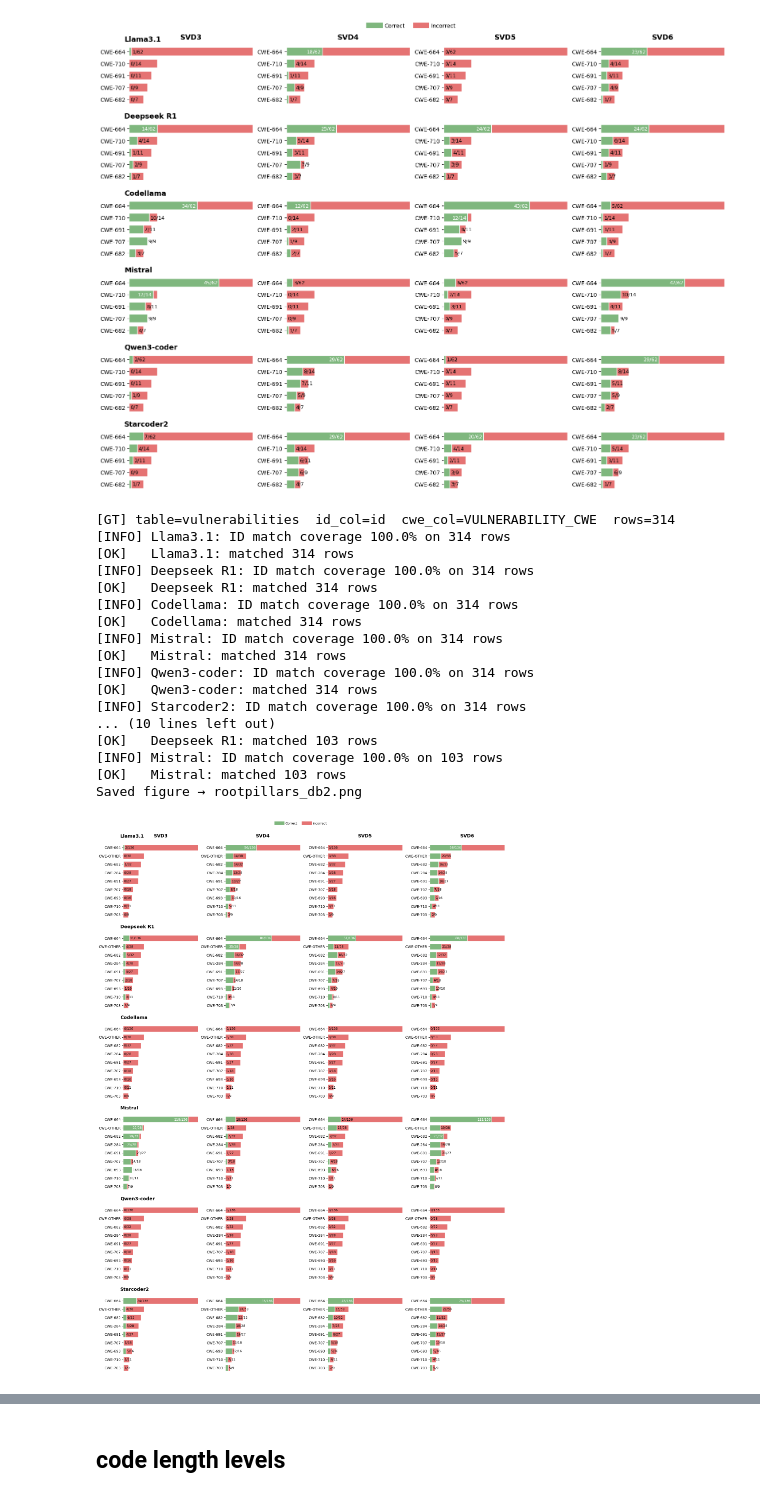
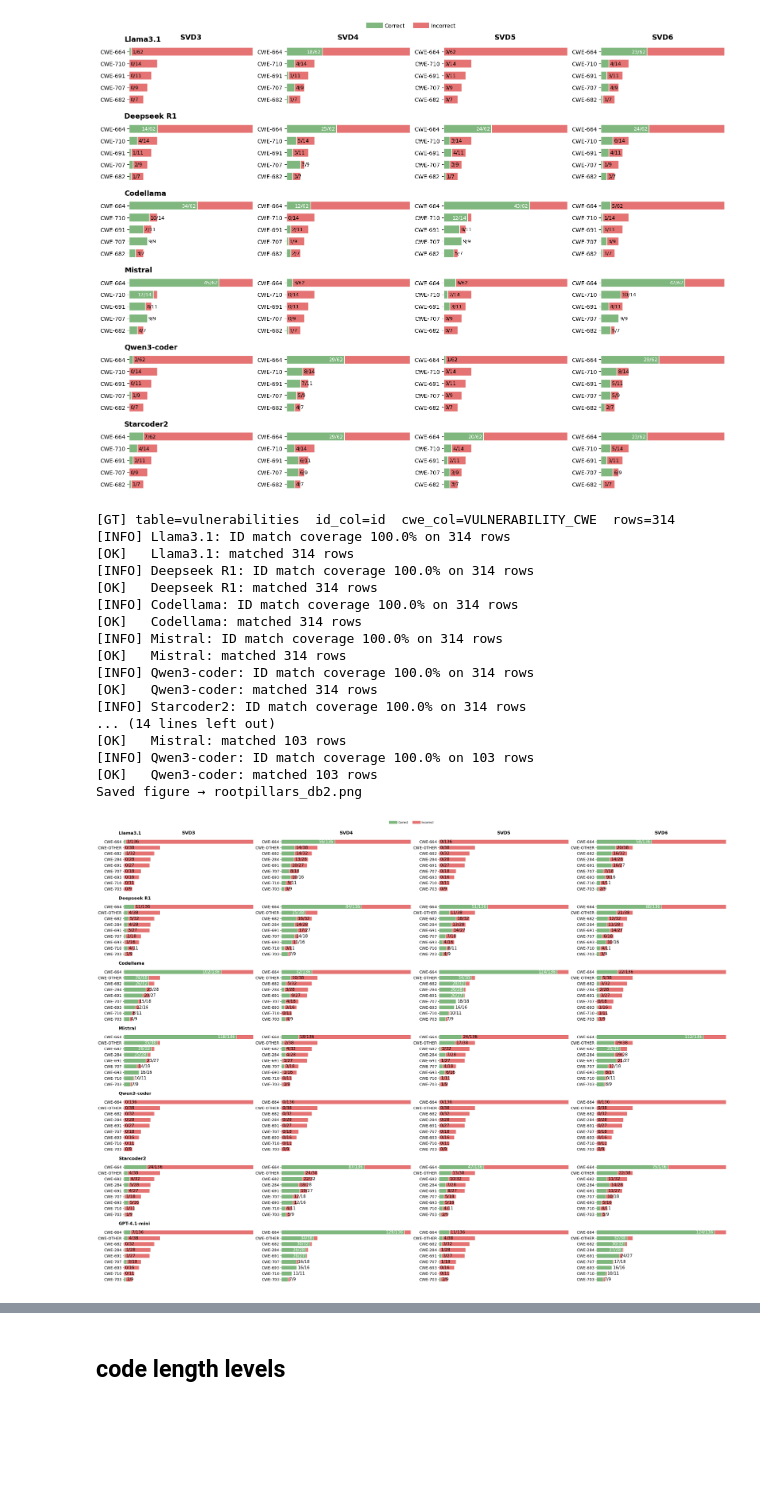
Before and after one commit to Erroristotle/LLMKernelBench, a Jupyter notebook: evaluate.ipynb, the cells around one changed output, grey strips where cells are left out. Saved outputs shown, nothing was run; the diff lists cells and outputs as text; code cells hidden in the pictures; blank space fills up the shorter version.

```diff
--- a/evaluate.ipynb
+++ b/evaluate.ipynb
@@ -4686,20 +4679,20 @@ import matplotlib.pyplot as plt
 # ──────────────────────────────────────────────────────────────────────────────
 # Config (paths match what you shared)
 # ──────────────────────────────────────────────────────────────────────────────
-DEFAULT_DB = "/home/azibaeir/Research/VulnLLMEval-SANER/data/database.sqlite"
-ALT_DB     = "/home/azibaeir/Research/VulnLLMEval-SANER/data/database_leakagefree.sqlite"
+DEFAULT_DB = "./data/database.sqlite"
+ALT_DB     = "./data/database_leakagefree.sqlite"
 CWE_JSON_CANDIDATES = [
-    "/home/azibaeir/Research/VulnLLMEval-SANER/cwe_hierarchy.json",
-    "/home/azibaeir/Research/crawl_mitre_cwe/cwe_hierarchy.json",
+    "./cwe_hierarchy.json",
+    "./cwe_hierarchy.json",
 ]
 
 MODEL_DB_EXPLICIT = {
-    "Llama3.1":     "/home/azibaeir/Research/VulnLLMEval-SANER/output/database_llama_database.sqlite",
-    "Deepseek R1":  "/home/azibaeir/Research/VulnLLMEval-SANER/output/database_deepseek_database.sqlite",
-    "Codellama":    "/home/azibaeir/Research/VulnLLMEval-SANER/output/database_codellama_database.sqlite",
-    "Mistral":      "/home/azibaeir/Research/VulnLLMEval-SANER/output/database_mistral_database.sqlite",
-    "Qwen3-coder":  "/home/azibaeir/Research/VulnLLMEval-SANER/output/database_qwen3_coder_database.sqlite",
-    "Starcoder2":   "/home/azibaeir/Research/VulnLLMEval-SANER/output/database_starcoder_database.sqlite",
+    "Llama3.1":     "./output/database_llama_database.sqlite",
+    "Deepseek R1":  "./output/database_deepseek_database.sqlite",
+    "Codellama":    "./output/database_codellama_database.sqlite",
+    "Mistral":      "./output/database_mistral_database.sqlite",
+    "Qwen3-coder":  "./output/database_qwen3_coder_database.sqlite",
+    "Starcoder2":   "./output/database_starcoder_database.sqlite",
 }
 
 SVD_MAP = {
@@ -5052,21 +5045,22 @@ import matplotlib.pyplot as plt
 # ──────────────────────────────────────────────────────────────────────────────
 # Config
 # ──────────────────────────────────────────────────────────────────────────────
-DEFAULT_DB = "/home/azibaeir/Research/VulnLLMEval-SANER/data/database.sqlite"
-ALT_DB     = "/home/azibaeir/Research/VulnLLMEval-SANER/data/database_leakagefree.sqlite"
+DEFAULT_DB = "./data/database.sqlite"
+ALT_DB     = "./data/database_leakagefree.sqlite"
 CWE_JSON_CANDIDATES = [
-    "/home/azibaeir/Research/VulnLLMEval-SANER/cwe_hierarchy.json",
-    "/home/azibaeir/Research/crawl_mitre_cwe/cwe_hierarchy.json",
+    "./cwe_hierarchy.json",
+    "./cwe_hierarchy.json",
 ]
 
 # Regular (DB1) model DBs
 MODEL_DB_EXPLICIT = {
-    "Llama3.1":     "/home/azibaeir/Research/VulnLLMEval-SANER/output/database_llama_database.sqlite",
-    "Deepseek R1":  "/home/azibaeir/Research/VulnLLMEval-SANER/output/database_deepseek_database.sqlite",
-    "Codellama":    "/home/azibaeir/Research/VulnLLMEval-SANER/output/database_codellama_database.sqlite",
-    "Mistral":      "/home/azibaeir/Research/VulnLLMEval-SANER/output/database_mistral_database.sqlite",
-    "Qwen3-coder":  "/home/azibaeir/Research/VulnLLMEval-SANER/output/database_qwen3_coder_database.sqlite",
-    "Starcoder2":   "/home/azibaeir/Research/VulnLLMEval-SANER/output/database_starcoder_database.sqlite",
+    "Llama3.1":     "./output/database_llama_database.sqlite",
+    "Deepseek R1":  "./output/database_deepseek_database.sqlite",
+    "Codellama":    "./output/database_codellama_database.sqlite",
+    "Mistral":      "./output/database_mistral_database.sqlite",
+    "Qwen3-coder":  "./output/database_qwen3_coder_database.sqlite",
+    "Starcoder2":   "./output/database_starcoder_database.sqlite",
+    "GPT-4.1-mini": "./output/database_gpt-4.1_database.sqlite",
 }
 
 # SVD columns
@@ -5252,10 +5246,11 @@ PRETTY_NAME = {
     "mistral": "Mistral",
     "qwen": "Qwen3-coder",
     "starcoder": "Starcoder2",
+    "gpt-4.1": "GPT-4.1-mini",
 }
 
 def find_leakagefree_models():
-    base = "/home/azibaeir/Research/VulnLLMEval-SANER/output/leakagefree"
+    base = "./output/leakagefree"
     found = {}
     if not os.path.isdir(base):
         return found
@@ -5334,14 +5329,15 @@ def plot_grid(df, pillar_freq, out_path=None):
     if not active:
         raise RuntimeError("No non-zero pillars in this dataset.")
     pillar_order = sorted(active, key=lambda p: pillar_freq[p], reverse=True)
-    model_order = list(df["Model"].drop_duplicates())
+    #model_order = list(df["Model"].drop_duplicates())
+    model_order = [m for m in MODEL_DB_EXPLICIT.keys() if m in df["Model"].unique()]
     svd_order   = ["SVD3","SVD4","SVD5","SVD6"]
     xmax        = max(pillar_freq[p] for p in active)
 
     # keep bar thickness constant by scaling figure height to #rows
     REF_PILLARS    = 9
-    BASE_FIGWIDTH  = 16
-    BASE_FIGHEIGHT = 22
+    BASE_FIGWIDTH  = 32
+    BASE_FIGHEIGHT = 24
     figheight      = BASE_FIGHEIGHT * (len(pillar_order) / REF_PILLARS)
 
     n_rows, n_cols = len(model_order), len(svd_order)
@@ -5363,16 +5359,16 @@ def plot_grid(df, pillar_freq, out_path=None):
             ax = axes[r][c] if n_rows > 1 else axes[c]
             ax.set_xlim(0, xmax)
             ax.set_yticks(range(len(pillar_order)))
-            ax.set_yticklabels(pillar_order, fontsize=10)
+            ax.set_yticklabels(pillar_order, fontsize=14)
             ax.invert_yaxis()
             for s in ["left","right","top","bottom"]:
                 ax.spines[s].set_visible(False)
             ax.set_xticks([])
             if r == 0:
-                ax.set_title(svd, fontsize=13, weight="bold", pad=10)
+                ax.set_title(svd, fontsize=16, weight="bold", pad=10)
             if c == 0:
                 ax.text(-0.04, 1.03, model, transform=ax.transAxes,
-                        ha="left", va="bottom", fontsize=13, weight="bold")
+                        ha="left", va="bottom", fontsize=16, weight="bold")
 
             sub = df[(df["Model"] == model) & (df["SVD"] == svd)].set_index("Pillar")
             yvals = list(range(len(pillar_order)))
@@ -5384,12 +5380,13 @@ def plot_grid(df, pillar_freq, out_path=None):
                 ax.barh(yvals[i], inc,  left=corr, color=red,   edgecolor="white", height=0.7)
 
                 label = f"{corr}/{tot}"
+
                 if corr >= 0.18 * xmax:
                     ax.text(corr - xmax*0.01, yvals[i], label, va="center", ha="right",
-                            color="white", fontsize=9)
+                            color="white", fontsize=15)
                 else:
                     ax.text(corr + xmax*0.01, yvals[i], label, va="center", ha="left",
-                            color="black", fontsize=9)
+                            color="black", fontsize=15)
 
     plt.tight_layout(rect=[0, 0, 1, 0.965], h_pad=1.2, w_pad=0.8)
     if out_path:
@@ -5433,34 +5430,34 @@ def create_rootpillars_figure(db_path=DEFAULT_DB, save_path=None, leakage_free=F
     # 4) Plot
     return plot_grid(df, pillar_freq, save_path)
 
 # Convenience: print GT pillar frequencies
 def show_pillar_frequencies(db_path=DEFAULT_DB):
     _, pillar_freq = get_ground_truth_mapping_and_freq(db_path)
     freq_df = pd.DataFrame(list(pillar_freq.items()), columns=['Pillar', 'Frequency'])
     freq_df = freq_df.sort_values('Frequency', ascending=False)
     return freq_df
 
 
 # DB1 (regular)
 fig1 = create_rootpillars_figure(save_path="rootpillars_db1.png", leakage_free=False)
 # DB2 (leakage-free) — ignores zero pillars & uses leakagefree model DBs
 fig2 = create_rootpillars_figure(db_path=ALT_DB, save_path="rootpillars_db2.png", leakage_free=True)
 # %% [output]
 [GT] table=vulnerabilities  id_col=id  cwe_col=VULNERABILITY_CWE  rows=314
 [INFO] Llama3.1: ID match coverage 100.0% on 314 rows
 [OK]   Llama3.1: matched 314 rows
 [INFO] Deepseek R1: ID match coverage 100.0% on 314 rows
 [OK]   Deepseek R1: matched 314 rows
 [INFO] Codellama: ID match coverage 100.0% on 314 rows
 [OK]   Codellama: matched 314 rows
 [INFO] Mistral: ID match coverage 100.0% on 314 rows
 [OK]   Mistral: matched 314 rows
 [INFO] Qwen3-coder: ID match coverage 100.0% on 314 rows
 [OK]   Qwen3-coder: matched 314 rows
 [INFO] Starcoder2: ID match coverage 100.0% on 314 rows
-... (10 lines left out)
-[OK]   Deepseek R1: matched 103 rows
-[INFO] Mistral: ID match coverage 100.0% on 103 rows
+... (14 lines left out)
 [OK]   Mistral: matched 103 rows
+[INFO] Qwen3-coder: ID match coverage 100.0% on 103 rows
+[OK]   Qwen3-coder: matched 103 rows
 Saved figure → rootpillars_db2.png
-[figure, old version]
+[figure, new version]
```
Also changed, not shown: parts of 12 cells of this notebook.
